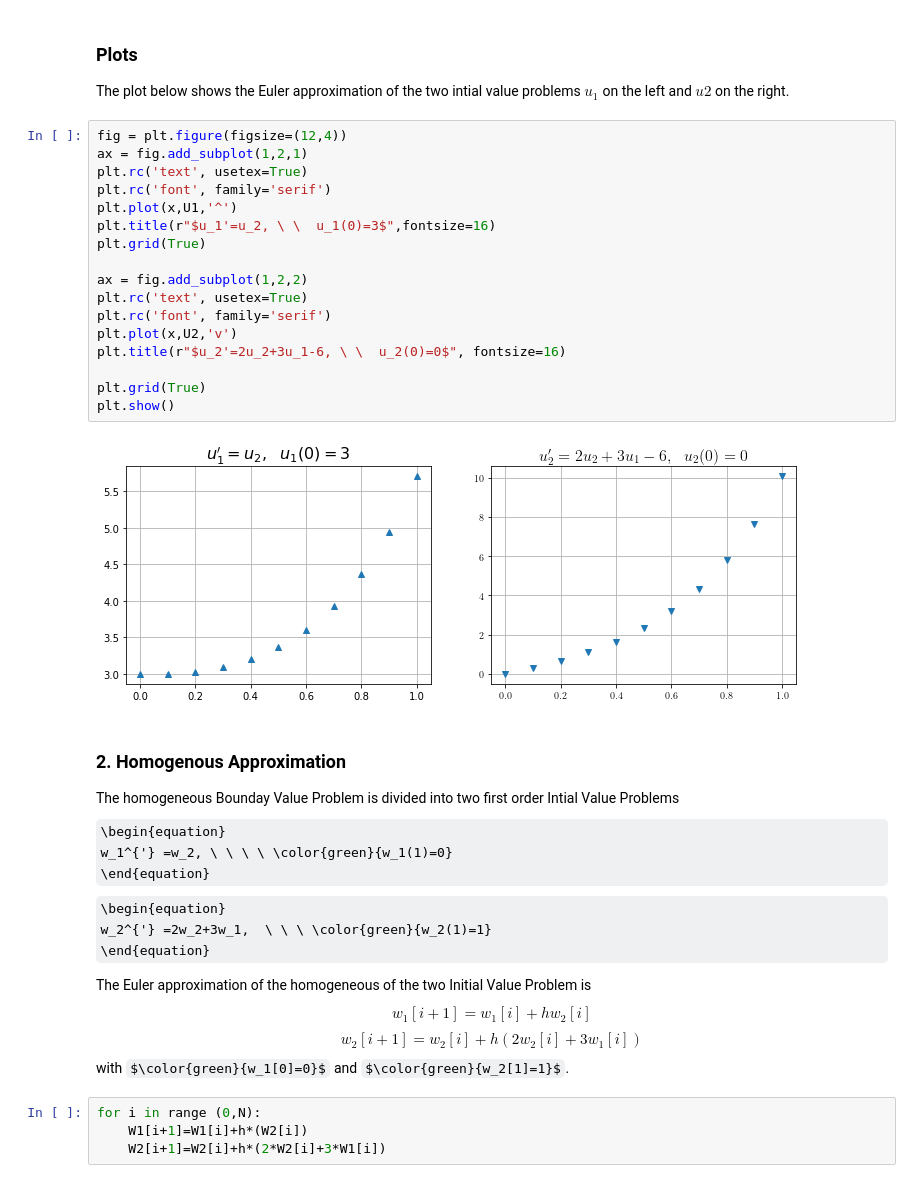
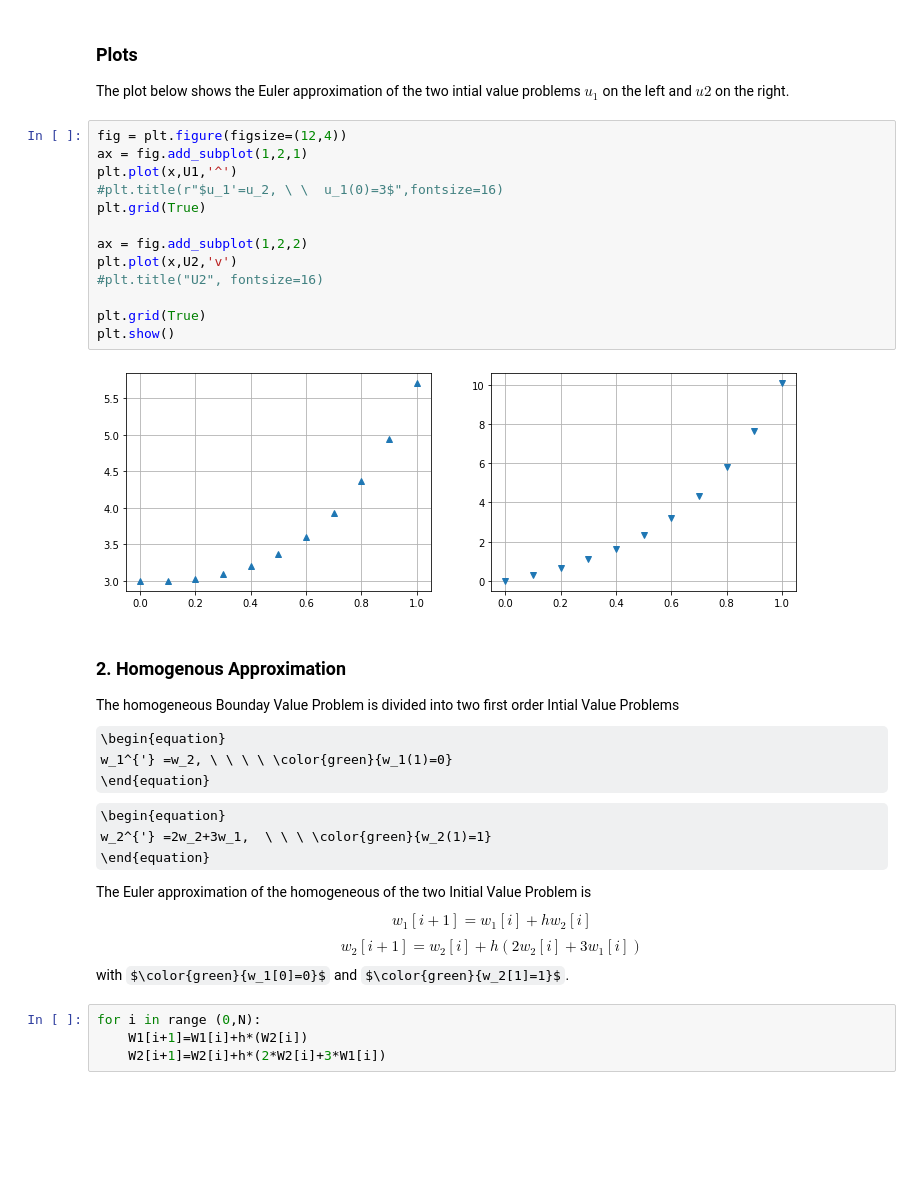
Before and after one commit to john-s-butler-dit/Numerical-Analysis-Python, a Jupyter notebook: Chapter 06 - Boundary Value Problems/601_Linear Shooting Method.ipynb, the cells around one changed output. Drawn from its saved outputs; the diff is of its cells as text; some formulas as TeX source; blank space fills up the shorter version.

```diff
--- a/Chapter 06 - Boundary Value Problems/601_Linear Shooting Method.ipynb
+++ b/Chapter 06 - Boundary Value Problems/601_Linear Shooting Method.ipynb
@@ -136,22 +139,18 @@ The plot below shows the Euler approximation of the two intial value problems $u
 # %%
 fig = plt.figure(figsize=(12,4))
 ax = fig.add_subplot(1,2,1)
-plt.rc('text', usetex=True)
-plt.rc('font', family='serif')
 plt.plot(x,U1,'^')
-plt.title(r"$u_1'=u_2, \ \  u_1(0)=3$",fontsize=16)
+#plt.title(r"$u_1'=u_2, \ \  u_1(0)=3$",fontsize=16)
 plt.grid(True)
 
 ax = fig.add_subplot(1,2,2)
-plt.rc('text', usetex=True)
-plt.rc('font', family='serif')
 plt.plot(x,U2,'v')
-plt.title(r"$u_2'=2u_2+3u_1-6, \ \  u_2(0)=0$", fontsize=16)
+#plt.title("U2", fontsize=16)
 
 plt.grid(True)
 plt.show()
 # %% [output]
-[figure, old version]
+[figure, new version]
 # %% [markdown]
 ### 2. Homogenous Approximation
 The homogeneous Bounday Value Problem is divided into two first order Intial Value Problems
@@ -163,8 +162,8 @@ w_2^{'} =2w_2+3w_1,  \ \ \ \color{green}{w_2(1)=1}
 \end{equation}
 
 The Euler approximation of the homogeneous of the two Initial Value Problem is
-$$w_{1}[i+1]=w_{1}[i] + h w_{2}[i]$$
-$$w_{2}[i+1]=w_{2}[i] + h (2w_{2}[i]+3w_{1}[i])$$
+ \begin{equation}w_{1}[i+1]=w_{1}[i] + h w_{2}[i] \end{equation}
+ \begin{equation}w_{2}[i+1]=w_{2}[i] + h (2w_{2}[i]+3w_{1}[i]) \end{equation}
 with $\color{green}{w_1[0]=0}$ and $\color{green}{w_2[1]=1}$.
 # %%
 for i in range (0,N):
```
Also changed, not shown: parts of 9 cells of this notebook.
